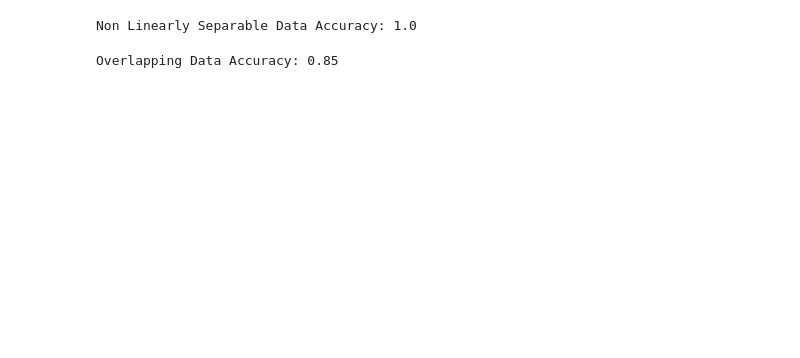
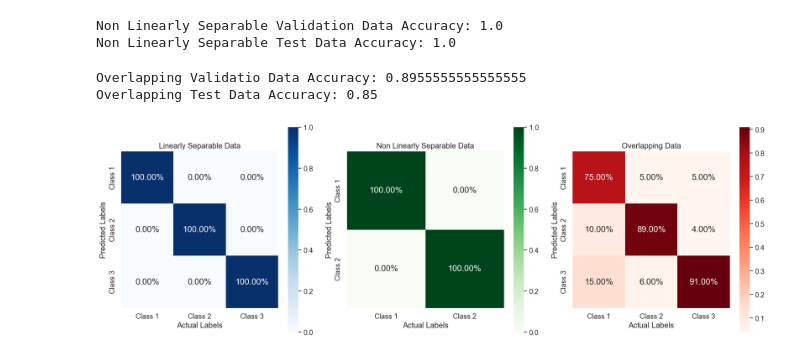
Before and after one commit to darthSoura/IML-Project-1, a Jupyter notebook: 1NN.ipynb, the cells around one changed output. Saved outputs shown, nothing was run; the diff lists cells and outputs as text; code cells hidden in the pictures; blank space fills up the shorter version.

```diff
--- a/1NN.ipynb
+++ b/1NN.ipynb
@@ -39,25 +57,45 @@ Linearly Separable Data Accuracy: 1.0
 non_linear_train_data = non_linear_train_df[['X', 'Y']]
 non_linear_train_labels = non_linear_train_df['Label']
 
+non_linear_val_data = non_linear_val_df[['X', 'Y']]
+non_linear_val_labels = non_linear_val_df['Label']
+
 non_linear_test_data = non_linear_test_df[['X', 'Y']]
 non_linear_test_labels = non_linear_test_df['Label']
 
-non_linear_predicted_labels, non_linear_accuracy = knn_1nn_classification(non_linear_train_data, non_linear_train_labels,
-                                                                  non_linear_test_data, non_linear_test_labels)
+non_linear_predicted_labels, non_linear_val_accuracy, non_linear_test_accuracy = knn_1nn_classification(non_linear_train_data, non_linear_train_labels,
+                                                                                                        non_linear_val_data, non_linear_val_labels,
+                                                                                                        non_linear_test_data, non_linear_test_labels)
 
-print("Non Linearly Separable Data Accuracy:", non_linear_accuracy)
+print("Non Linearly Separable Validation Data Accuracy:", non_linear_val_accuracy)
+print("Non Linearly Separable Test Data Accuracy:", non_linear_test_accuracy)
 # %% [output]
-Non Linearly Separable Data Accuracy: 1.0
+Non Linearly Separable Validation Data Accuracy: 1.0
+Non Linearly Separable Test Data Accuracy: 1.0
 # %%
 # For overlapping data
 overlapping_train_data = overlapping_train_df[['X', 'Y']]
 overlapping_train_labels = overlapping_train_df['Label']
 
+overlapping_val_data = overlapping_val_df[['X', 'Y']]
+overlapping_val_labels = overlapping_val_df['Label']
+
 overlapping_test_data = overlapping_test_df[['X', 'Y']]
 overlapping_test_labels = overlapping_test_df['Label']
 
-overlapping_predicted_labels, overlapping_accuracy = knn_1nn_classification(overlapping_train_data, overlapping_train_labels,
-                                                                  overlapping_test_data, overlapping_test_labels)
-print("Overlapping Data Accuracy:", overlapping_accuracy)
+overlapping_predicted_labels, overlapping_val_accuracy, overlapping_test_accuracy = knn_1nn_classification(overlapping_train_data, overlapping_train_labels,
+                                                                                                           overlapping_val_data, overlapping_val_labels,
+                                                                                                            overlapping_test_data, overlapping_test_labels)
+print("Overlapping Validatio Data Accuracy:", overlapping_val_accuracy)
+print("Overlapping Test Data Accuracy:", overlapping_test_accuracy)
 # %% [output]
-Overlapping Data Accuracy: 0.85
+Overlapping Validatio Data Accuracy: 0.8955555555555555
+Overlapping Test Data Accuracy: 0.85
+# %%
+linear_confusion_matrix = confusion_matrix(linear_test_labels, linear_predicted_labels)
+non_linear_confusion_matrix = confusion_matrix(non_linear_test_labels, non_linear_predicted_labels)
+overlapping_confusion_matrix = confusion_matrix(overlapping_test_labels, overlapping_predicted_labels)
+# %%
+linear_confusion_matrix_percentage = linear_confusion_matrix.astype('float') / linear_confusion_matrix.sum(axis=1)[:, np.newaxis] * 100
+non_linear_confusion_matrix_percentage = non_linear_confusion_matrix.astype('float') / non_linear_confusion_matrix.sum(axis=1)[:, np.newaxis] * 100
+overlapping_confusion_matrix_percentage = overlapping_confusion_matrix.astype('float') / overlapping_confusion_matrix.sum(axis=1)[:, np.newaxis] * 100
@@ -63,0 +142,9 @@ Overlapping Data Accuracy: 0.85
+# %%
+matrices = [linear_confusion_matrix_percentage , non_linear_confusion_matrix_percentage, overlapping_confusion_matrix_percentage]
+titles = ['Linearly Separable Data', 'Non Linearly Separable Data', 'Overlapping Data']
+x_labels = ['Class 1', 'Class 2', 'Class 3']
+y_labels = ['Class 1', 'Class 2', 'Class 3']
+cmaps = ['Blues', 'Greens', 'Reds']
+plot_heatmaps(matrices, titles, x_labels, y_labels, cmaps)
+# %% [output]
+[figure, added]
```
Also changed, not shown: parts of 7 cells of this notebook, 1 other file.
